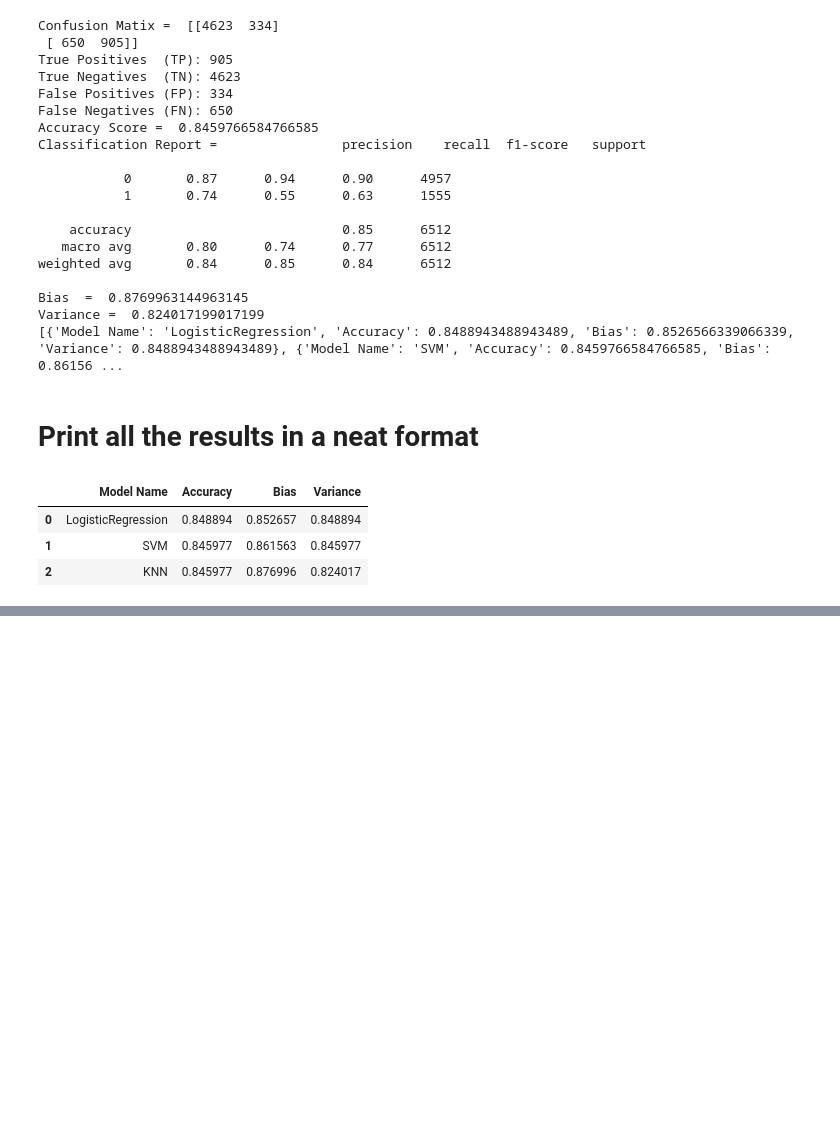
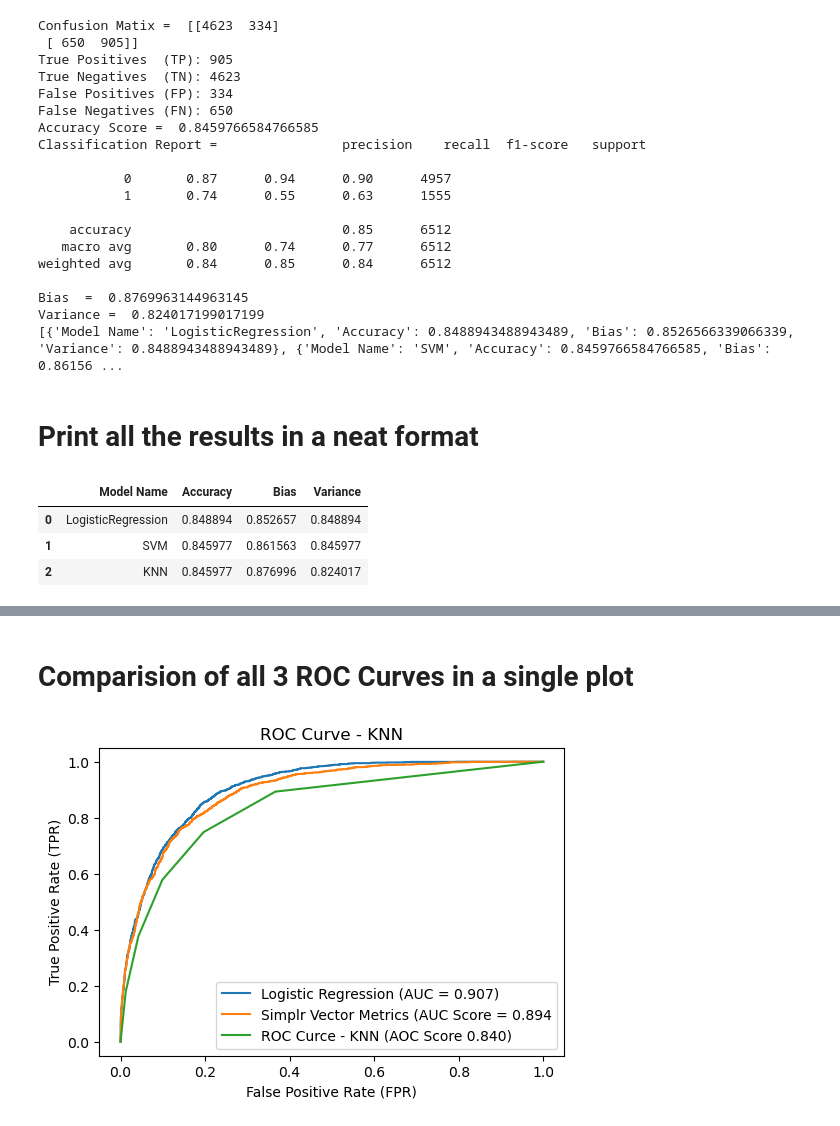
Before and after one commit to jayacpc9/FSDS_Classes, a Jupyter notebook: Python_Workspace/ML/THOMPSON_REUTER_homework/Homework_Thompson_07212026.ipynb, the cells around one changed output, grey strips where cells are left out. Drawn from its saved outputs; the diff is of its cells as text; code cells hidden in the pictures; blank space fills up the shorter version.

```diff
--- a/Python_Workspace/ML/THOMPSON_REUTER_homework/Homework_Thompson_07212026.ipynb
+++ b/Python_Workspace/ML/THOMPSON_REUTER_homework/Homework_Thompson_07212026.ipynb
@@ -516,0 +571,17 @@ comparison
+# %% [markdown]
+# Comparision of all 3 ROC Curves in a single plot
+# %%
+plt.figure(figsize=(6,4))
+plt.plot(fpr_lr,tpr_lr,label=f'Logistic Regression (AUC = {lr_roc_auc_score:.3f})')
+
+plt.plot(fpr_svm, tpr_svm, label=f"Simplr Vector Metrics (AUC Score = {svm_auc:.3f}")
+
+plt.plot(fpr_knn, tpr_knn, label=f"ROC Curce - KNN (AOC Score {auc_knn:.3f})")
+
+plt.legend()
+plt.xlabel("False Positive Rate (FPR)")
+plt.ylabel("True Positive Rate (TPR)")
+plt.title("ROC Curve - KNN")
+plt.show()
+# %% [output]
+[figure, added]
```
Also changed, not shown: parts of 6 cells of this notebook.
